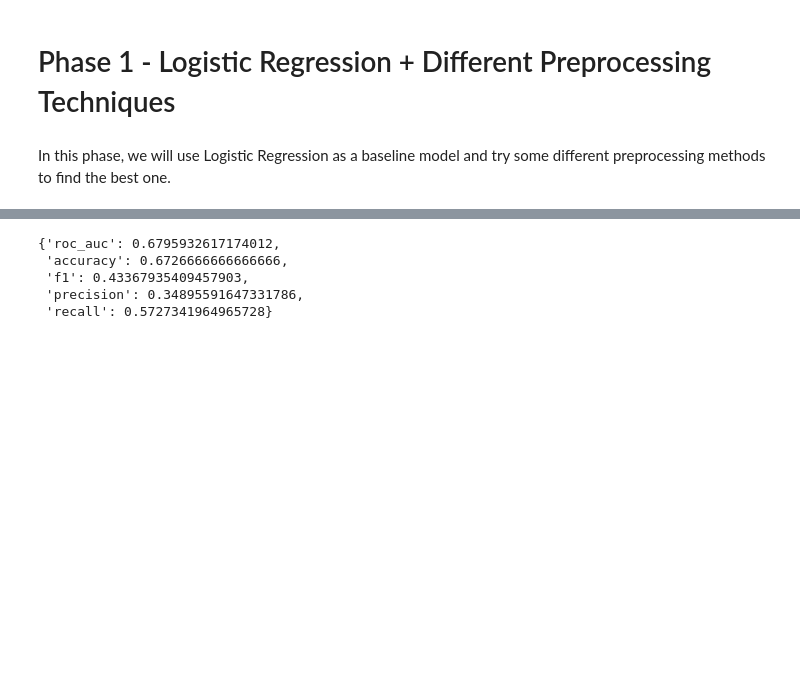
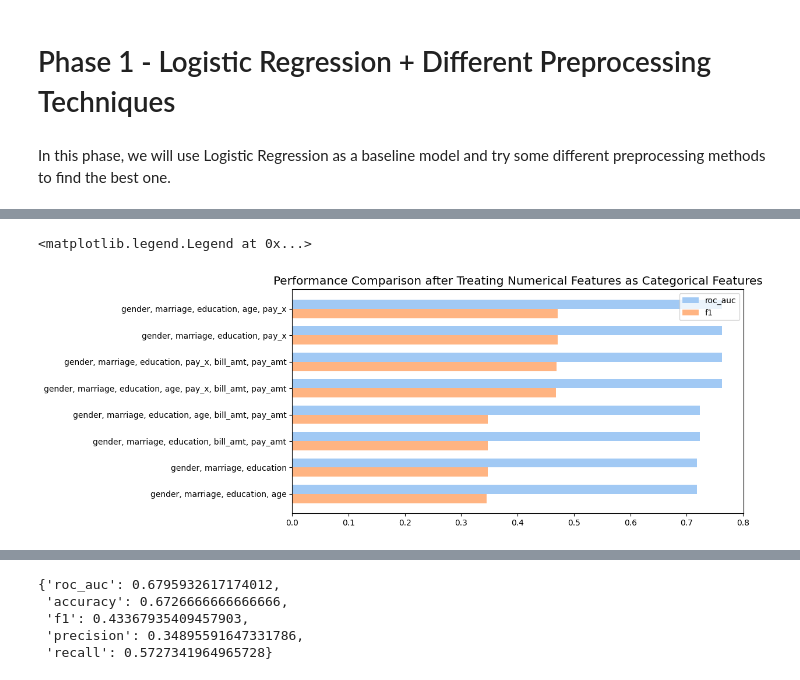
Before and after one commit to niimo753/credit-card-default-prediction-taiwan, a Jupyter notebook: notebooks/phase_1.ipynb, the cells around one changed output, grey strips where cells are left out. Cells and saved outputs as stored; diff of their text form; code cells hidden in the pictures; blank space fills up the shorter version.

Commit message:
modifying phase 1, adding visualization

```diff
--- a/notebooks/phase_1.ipynb
+++ b/notebooks/phase_1.ipynb
@@ -207,21 +226,26 @@ class Preprocessing:
         return data.iloc[:, -1]
 # %%
 class DefaultPaymentClassifier:
-    def __init__(self, processor, model, balance=None):
+    def __init__(self, processor, model, balance=None, threshold=0.5):
         self.processor = processor
         self.model = model
         self.balance = balance
+        self.threshold = threshold
 
     def fit(self, X, y):
         processed_x = self.processor.fit_transform(X, y)
         if self.balance is not None:
             processed_x, y = self.balance.fit_resample(processed_x, y)
-            processed_x = pd.DataFrame(processed_x, columns=self.balance.get_feature_names_out())
+        # return processed_x, y
         self.model.fit(processed_x, y)
 
     def predict(self, X):
         processed_x = self.processor.transform(X)
-        predited = self.model.predict(processed_x)
+        if self.threshold == 0.5:
+            predited = self.model.predict(processed_x)
+        else:
+            prob = self.model.predict_proba(processed_x).T[1]
+            predited = np.array([1 if i >= self.threshold else 0 for i in prob])
         return predited
 
     def predict_proba(self, X):
@@ -264,0 +296,11 @@ def cross_validation(X, y, estimator, cv=5, random_state=42, methods=['roc_auc',
+# %%
+processor = Preprocessing(scaler=MinMaxScaler(),
+                         encoder=WoEEncoder(fill_value=0.00001),
+                         numeric_to_object=[f"pay_{i}" for i in range(1, 7, 1)],
+                         numeric_into_bins={"age": {(0, 20): "under 20", (20, 30): "20-30", (30, 40):
+                                                    "30-40", (40, 50): "40-50", (50, 60): "50-60",
+                                                    (60, 100): "over 60"}},
+                         specific_encoders={"gender": LabelEncoder()})
+model = joblib.load("../models/lgbm_best.pkl")
+estimator = DefaultPaymentClassifier(processor=processor, model=model, balance=SMOTE(), threshold=0.5)
+cross_validation(estimator=estimator, X=x_train.iloc[:, 1:], y=y_train)
@@ -334,0 +495,14 @@ except:
+# %%
+sns.set_palette("pastel")
+fig, ax = plt.subplots(nrows=1, ncols=1, figsize=(10, 5))
+
+handle_num_valid = handle_num_valid.sort_values(by=["f1", "roc_auc", "accuracy"], ascending=True)
+
+y = np.arange(handle_num_valid.shape[0])
+ax.barh(y=handle_num_valid.iloc[:, 0], width=handle_num_valid.iloc[:, 1], height=0.35, label="roc_auc", alpha=1, align="edge")
+ax.barh(y=y-0.35, width=handle_num_valid.iloc[:, 3], height=0.35, label="f1", alpha=1, align="edge")
+ax.set_title("Performance Comparison after Treating Numerical Features as Categorical Features",fontsize="x-large")
+ax.legend(loc=0)
+# %% [output]
+<matplotlib.legend.Legend at 0x...>
+[figure, added]
```
Also changed, not shown: parts of 41 cells of this notebook, 20 other files.
